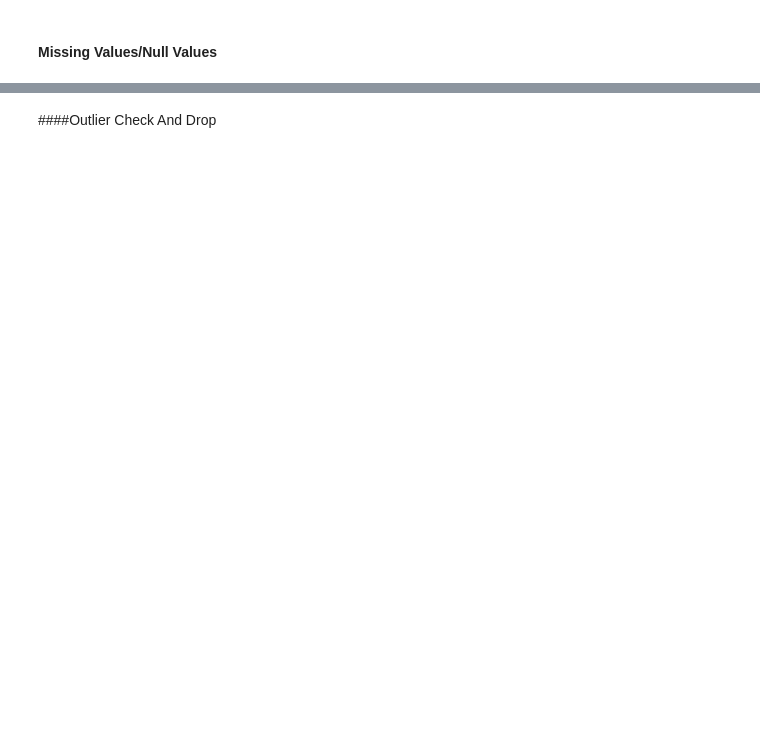
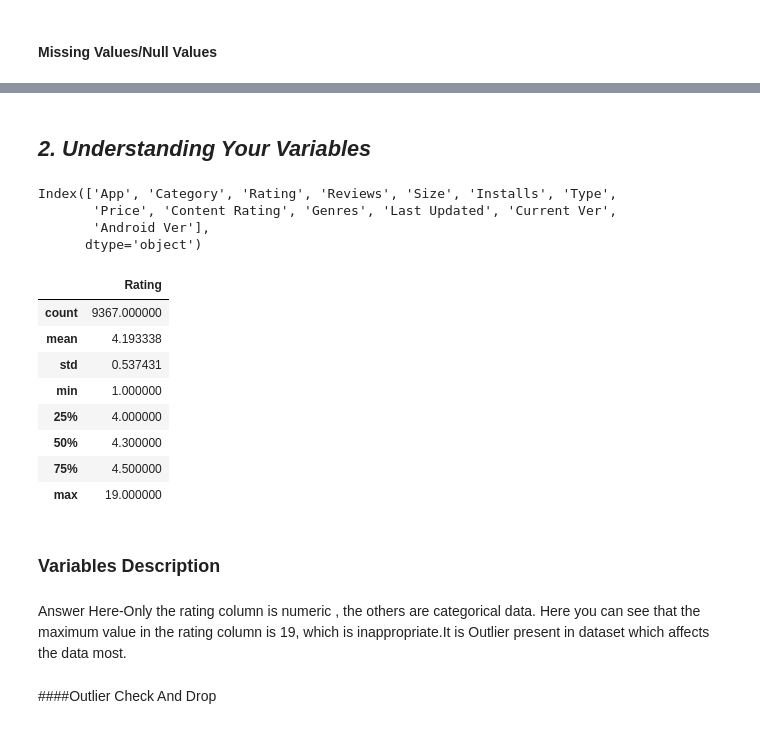
Before and after one commit to Mr-Himanshu123/Playstore-review-Analysis-EDA, a Jupyter notebook: Copy_of_Sample_EDA_Submission_Template.ipynb, the cells around one changed output, grey strips where cells are left out. Saved outputs shown, nothing was run; the diff lists cells and outputs as text; code cells hidden in the pictures; blank space fills up the shorter version.

```diff
--- a/Copy_of_Sample_EDA_Submission_Template.ipynb
+++ b/Copy_of_Sample_EDA_Submission_Template.ipynb
@@ -141,3 +240,30 @@ playstore_df.isnull().sum()
+# %% [markdown]
+## ***2. Understanding Your Variables***
+# %%
+# Dataset Columns
+playstore_df.columns
+# %% [output]
+Index(['App', 'Category', 'Rating', 'Reviews', 'Size', 'Installs', 'Type',
+       'Price', 'Content Rating', 'Genres', 'Last Updated', 'Current Ver',
+       'Android Ver'],
+      dtype='object')
+# %%
+# Dataset Describe
+playstore_df.describe()
+# %% [output]
+|  | Rating |
+| count | 9367.000000 |
+| mean | 4.193338 |
+| std | 0.537431 |
+| min | 1.000000 |
+| 25% | 4.000000 |
+| 50% | 4.300000 |
+| 75% | 4.500000 |
+| max | 19.000000 |
+# %% [markdown]
+### Variables Description
+# %% [markdown]
+Answer Here-Only the rating column is numeric , the others are categorical data. Here you can see that the maximum value in the rating column is 19, which is inappropriate.It is Outlier present in dataset which affects the data most.
 # %% [markdown]
 ####Outlier Check And Drop
 # %%
```
Also changed, not shown: parts of 58 cells of this notebook.
